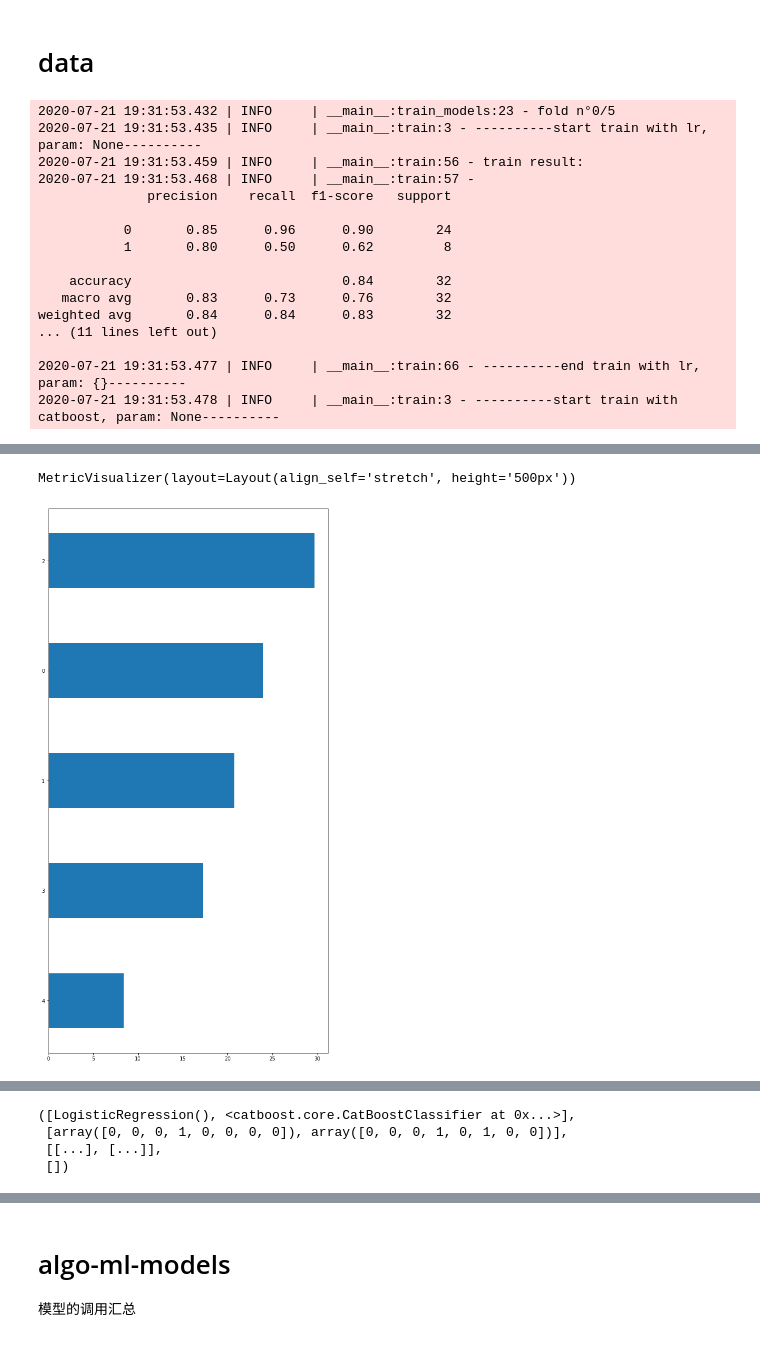
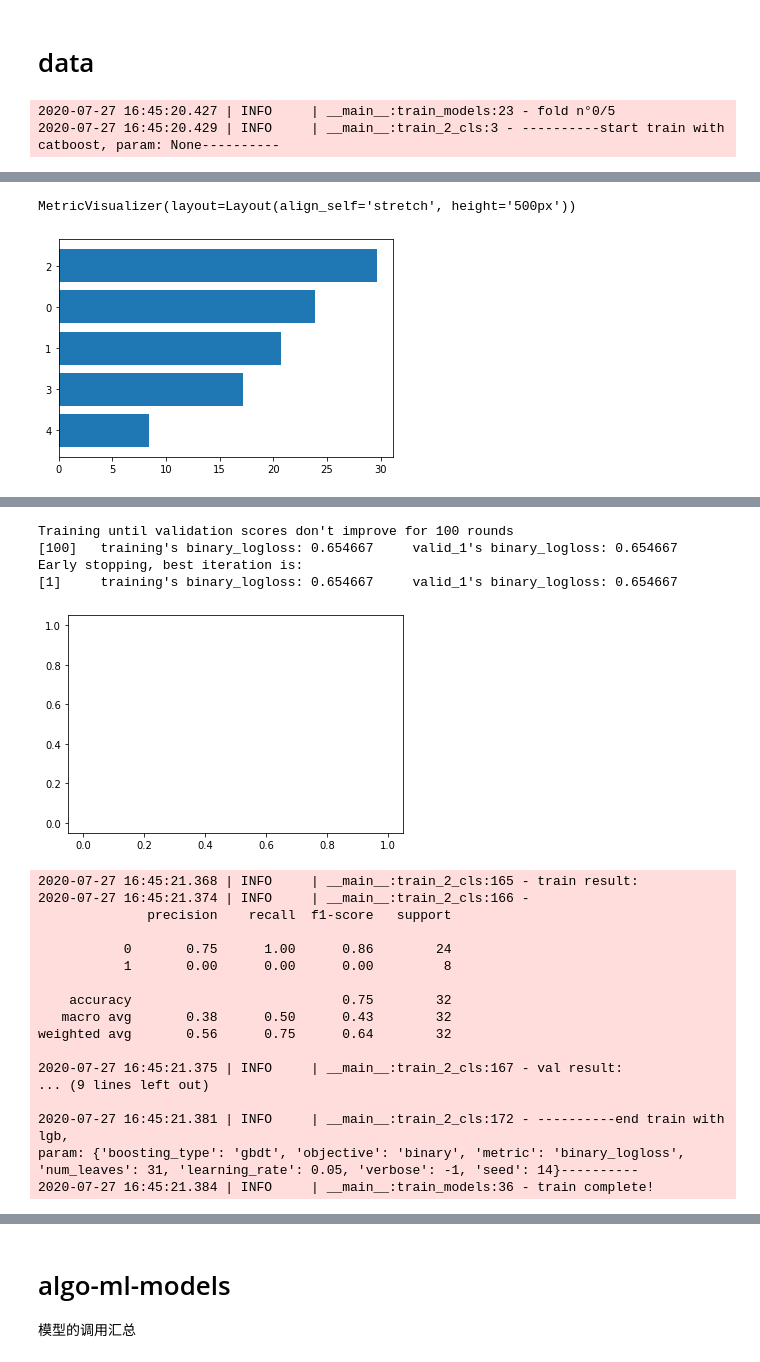
Before and after one commit to mayi140611/myappsexlib, a Jupyter notebook: algo-ml-models.ipynb, the cells around one changed output, grey strips where cells are left out. Cells and saved outputs as stored; diff of their text form; code cells hidden in the pictures.

```diff
--- a/algo-ml-models.ipynb
+++ b/algo-ml-models.ipynb
@@ -13,6 +13,8 @@ import matplotlib.pyplot as plt
 all_models = [
     'lr',
     'catboost',
+    'xgboost',
+    'lgb',
 ]
 # %% [markdown]
 # get_model
@@ -167,7 +277,7 @@ def train_models(model_names: list,
             logger.info("fold n°{}/{}".format(fold_, n_folds[0]))
         if model_params is None: model_params = [None]*len(model_names)
         for i in range(len(model_names)):
-            model, dfr_val, other = train(model_names[i], X_train.copy(), y_train.copy(), X_val.copy(), y_val.copy(), model_params[i])
+            model, dfr_val, other = train_2_cls(model_names[i], X_train.copy(), y_train.copy(), X_val.copy(), y_val.copy(), model_params[i])
             models.append(model)
             dfr_vals.append(dfr_val)
             others.append(others)
@@ -187,25 +297,15 @@ from sklearn.model_selection import KFold
 # %% [markdown]
 # data
 # %%
-train_models(['lr', 'catboost'], pd.DataFrame(x), pd.Series(y), n_folds=(5, 1))
+train_models([
+#     'lr',
+    'catboost',
+    'lgb',
+#     'xgboost'
+], pd.DataFrame(x), pd.Series(y), n_folds=(5, 1))
 # %% [output]
-2020-07-21 19:31:53.432 | INFO     | __main__:train_models:23 - fold n°0/5
-2020-07-21 19:31:53.435 | INFO     | __main__:train:3 - ----------start train with lr, param: None----------
-2020-07-21 19:31:53.459 | INFO     | __main__:train:56 - train result:
-2020-07-21 19:31:53.468 | INFO     | __main__:train:57 -
-              precision    recall  f1-score   support
-
-           0       0.85      0.96      0.90        24
-           1       0.80      0.50      0.62         8
-
-    accuracy                           0.84        32
-   macro avg       0.83      0.73      0.76        32
-weighted avg       0.84      0.84      0.83        32
-... (11 lines left out)
-
-2020-07-21 19:31:53.477 | INFO     | __main__:train:66 - ----------end train with lr,
-param: {}----------
-2020-07-21 19:31:53.478 | INFO     | __main__:train:3 - ----------start train with catboost, param: None----------
+2020-07-27 16:45:20.427 | INFO     | __main__:train_models:23 - fold n°0/5
+2020-07-27 16:45:20.429 | INFO     | __main__:train_2_cls:3 - ----------start train with catboost, param: None----------
 [interactive output not drawn]
 MetricVisualizer(layout=Layout(align_self='stretch', height='500px'))
-[figure, old version]
+[figure, new version]
@@ -229,4 +329,22 @@ param: {'iterations': 500, 'learning_rate': 0.05, 'random_seed': 144, 'custom_me
-([LogisticRegression(), <catboost.core.CatBoostClassifier at 0x...>],
- [array([0, 0, 0, 1, 0, 0, 0, 0]), array([0, 0, 0, 1, 0, 1, 0, 0])],
- [[...], [...]],
- [])
+Training until validation scores don't improve for 100 rounds
+[100]   training's binary_logloss: 0.654667     valid_1's binary_logloss: 0.654667
+Early stopping, best iteration is:
+[1]     training's binary_logloss: 0.654667     valid_1's binary_logloss: 0.654667
+[figure, added]
+2020-07-27 16:45:21.368 | INFO     | __main__:train_2_cls:165 - train result:
+2020-07-27 16:45:21.374 | INFO     | __main__:train_2_cls:166 -
+              precision    recall  f1-score   support
+
+           0       0.75      1.00      0.86        24
+           1       0.00      0.00      0.00         8
+
+    accuracy                           0.75        32
+   macro avg       0.38      0.50      0.43        32
+weighted avg       0.56      0.75      0.64        32
+
+2020-07-27 16:45:21.375 | INFO     | __main__:train_2_cls:167 - val result:
+... (9 lines left out)
+
+2020-07-27 16:45:21.381 | INFO     | __main__:train_2_cls:172 - ----------end train with lgb,
+param: {'boosting_type': 'gbdt', 'objective': 'binary', 'metric': 'binary_logloss', 'num_leaves': 31, 'learning_rate': 0.05, 'verbose': -1, 'seed': 14}----------
+2020-07-27 16:45:21.384 | INFO     | __main__:train_models:36 - train complete!
```
Also changed, not shown: parts of 3 cells of this notebook, 3 other files.
